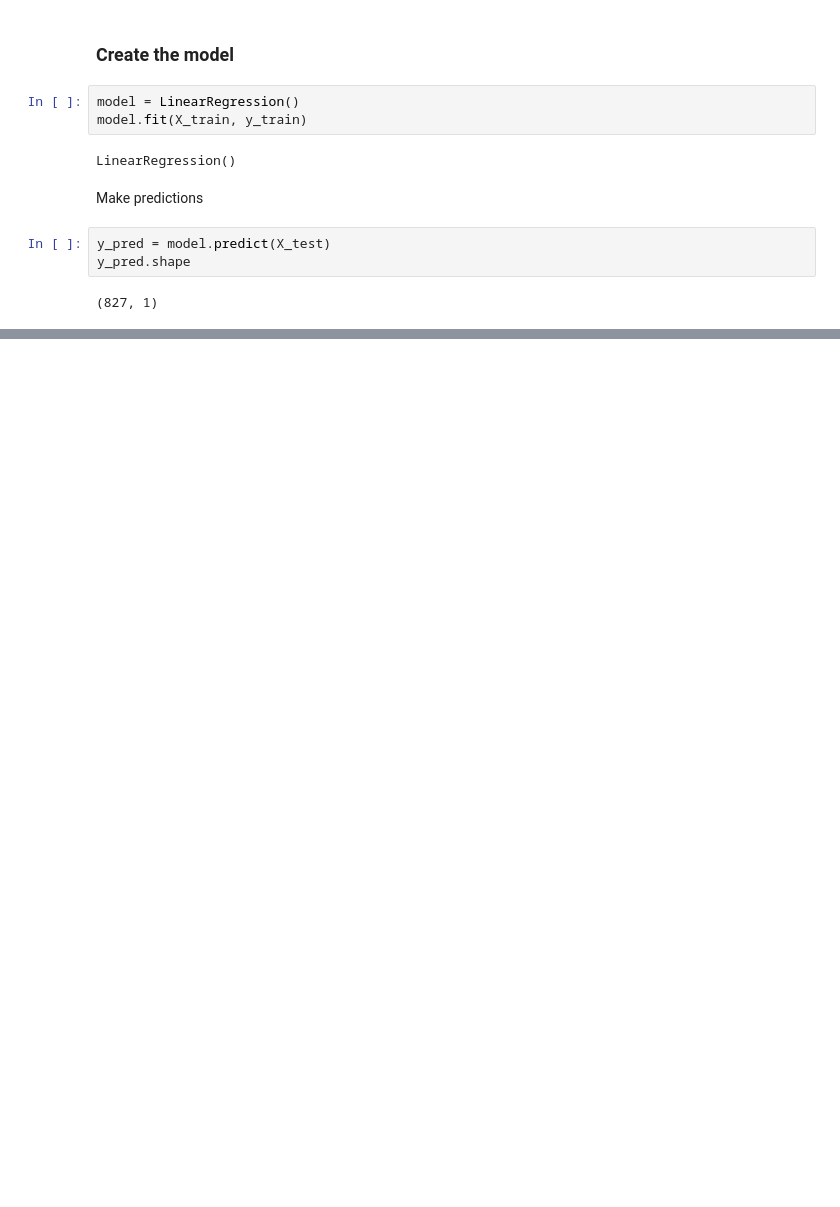
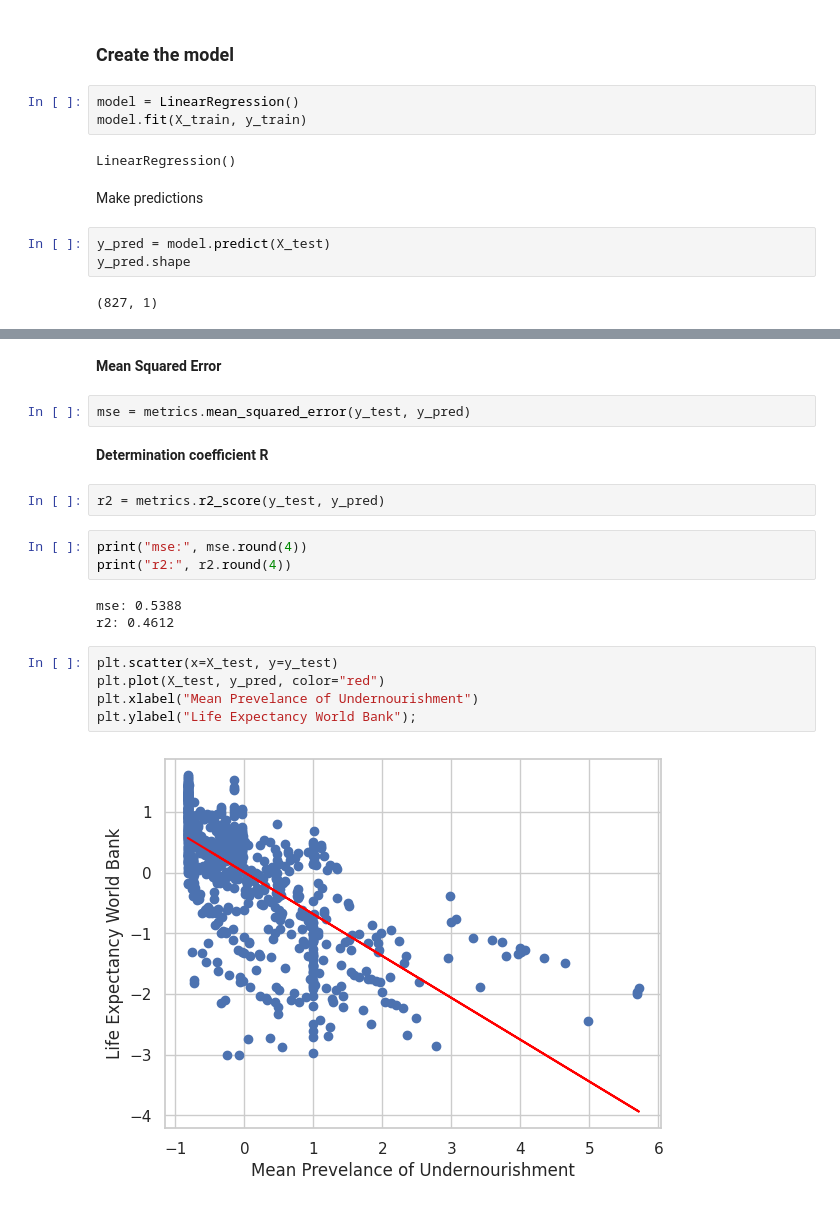
Before and after one commit to William-CCS96/linear_regression_life_expectancy_and_socioeconomic, a Jupyter notebook: notebooks/0.0-linear_regression_life_expectancy_and_socioeconomic-introduction.ipynb, the cells around one changed output, grey strips where cells are left out. Cells and saved outputs as stored; diff of their text form; blank space fills up the shorter version.

```diff
--- a/notebooks/0.0-linear_regression_life_expectancy_and_socioeconomic-introduction.ipynb
+++ b/notebooks/0.0-linear_regression_life_expectancy_and_socioeconomic-introduction.ipynb
@@ -210,0 +236,21 @@ y_pred.shape
+# %% [markdown]
+**Mean Squared Error**
+# %%
+mse = metrics.mean_squared_error(y_test, y_pred)
+# %% [markdown]
+**Determination coefficient R**
+# %%
+r2 = metrics.r2_score(y_test, y_pred)
+# %%
+print("mse:", mse.round(4))
+print("r2:", r2.round(4))
+# %% [output]
+mse: 0.5388
+r2: 0.4612
+# %%
+plt.scatter(x=X_test, y=y_test)
+plt.plot(X_test, y_pred, color="red")
+plt.xlabel("Mean Prevelance of Undernourishment")
+plt.ylabel("Life Expectancy World Bank");
+# %% [output]
+[figure, added]
```
Also changed, not shown: parts of 3 cells of this notebook.
